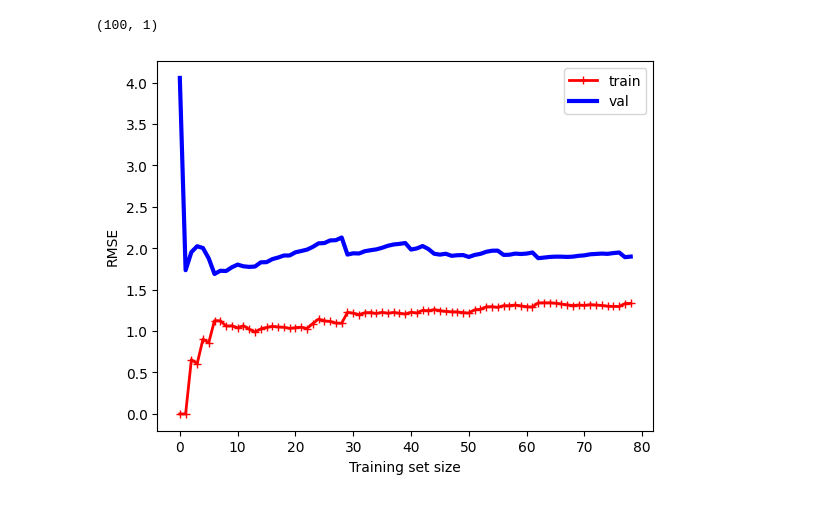
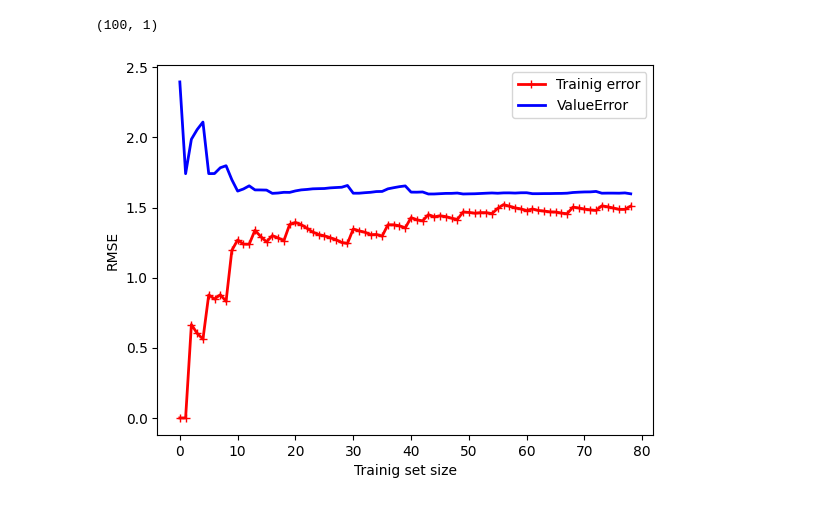
Before and after one commit to abjan90/Machine-learning, a Jupyter notebook: Trainig_models.ipynb, the cells around one changed output. Cells and saved outputs as stored; diff of their text form; code cells hidden in the pictures.

```diff
--- a/Trainig_models.ipynb
+++ b/Trainig_models.ipynb
@@ -154,25 +154,22 @@ print(y_pol.shape)
 from sklearn.model_selection import train_test_split
 from sklearn.metrics import mean_squared_error
 
-def plot(model, x, y):
-    train_error, val_error = [], []
-    x_train, x_val, y_train, y_val = train_test_split(x, y, test_size=0.2, random_state=42)
-
-    for m in range(1, len(x_train)):
-        model.fit(x_train[:m], y_train[:m])
+def plots(model , x, y):
+    x_train , x_test , y_train , y_test = train_test_split(x , y , test_size=0.2 , random_state=42)
+    train_error , val_error = [] , []
+    for m in range(1 , len(x_train)):
+        model.fit(x_train[:m] , y_train[:m])
         y_train_predict = model.predict(x_train[:m])
-        y_val_predict = model.predict(x_val)  # ✓ Use ALL validation data
-
-        train_error.append(mean_squared_error(y_train[:m], y_train_predict))
-        val_error.append(mean_squared_error(y_val, y_val_predict))  # ✓ Now matches
-
-    plt.plot(np.sqrt(train_error), "r-+", linewidth=2, label="train")
-    plt.plot(np.sqrt(val_error), "b-", linewidth=3, label="val")
-    plt.xlabel("Training set size")
+        y_val_predict = model.predict(x_test)
+        train_error.append(mean_squared_error(y_train[:m] , y_train_predict))
+        val_error.append(mean_squared_error(y_test, y_val_predict))
+    plt.plot(np.sqrt(train_error) , "r-+" , linewidth = 2 , label = "Trainig error")
+    plt.plot(np.sqrt(val_error) , "b-" , linewidth = 2 , label = "ValueError")
+    plt.xlabel("Trainig set size")
     plt.ylabel("RMSE")
     plt.legend()
-
-lin_regression = LinearRegression()
-plot(lin_regression, x_pol, y_pol)
-# %% [output]
-[figure, removed]
+# %%
+liner = LinearRegression()
+plots(liner , x_pol , y_pol)
+# %% [output]
+[figure, added]
```
Also changed, not shown: parts of 14 cells of this notebook.
